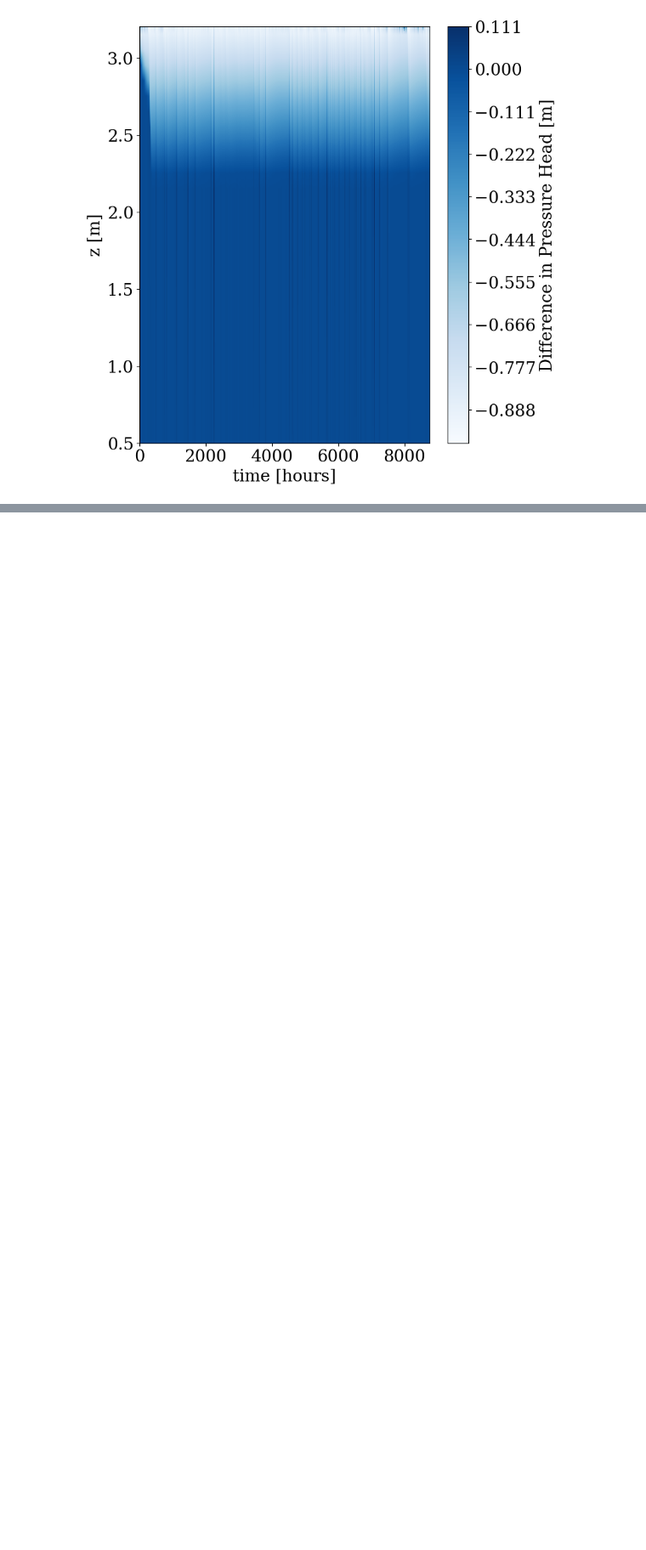
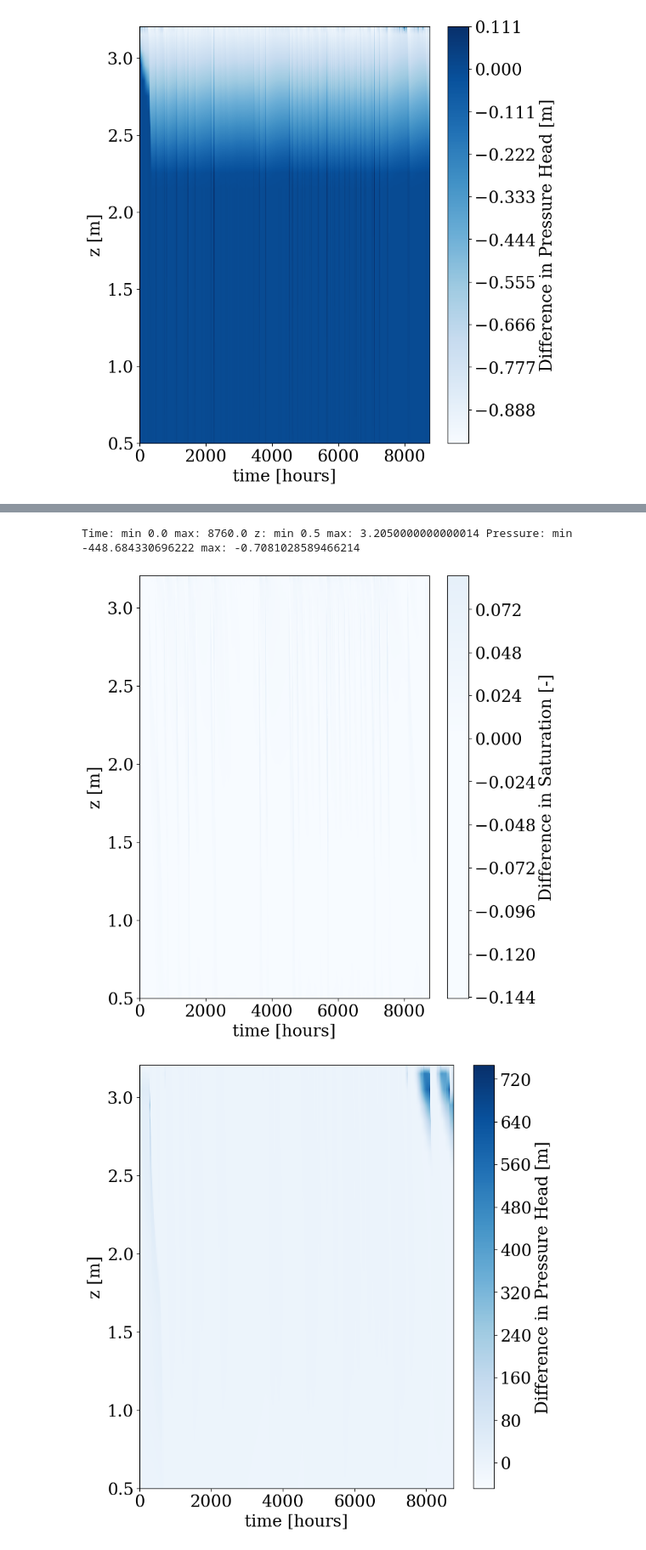
Before and after one commit to mashadab/ParFlow-project, a Jupyter notebook: pfclm_sc/PFCLM_SC_water_balance_analysis_final_single_script.ipynb, the cells around one changed output, grey strips where cells are left out. Shown at 85% size. Saved outputs shown, nothing was run; the diff lists cells and outputs as text; code cells hidden in the pictures; blank space fills up the shorter version.

```diff
--- a/pfclm_sc/PFCLM_SC_water_balance_analysis_final_single_script.ipynb
+++ b/pfclm_sc/PFCLM_SC_water_balance_analysis_final_single_script.ipynb
@@ -1095,0 +1094,48 @@ Time: min 0.0 max: 8760.0 z: min 0.5 max: 3.2050000000000014 Pressure: min -516.
+# %%
+#Compare the two contours
+#WTD = -10m for everfreen needleleaf forests
+data = np.load('vegpvegm_press_contour_alpha2_WTD_-10.npz')
+#print(data)
+time_array_plot = data['arr_0']; z_array = data['arr_1']; press2_data_array = data['arr_2']
+print('Time: min',np.min(time_array_plot), 'max:',np.max(time_array_plot), 'z: min',np.min(z_array), 'max:',np.max(z_array), 'Pressure: min',np.min(press2_data_array), 'max:',np.max(press2_data_array) )
+# plt.figure()
+# plt.contourf(time_array_plot,z_array,press2_data_array,400, cmap='Blues',vmin=0,vmax=1.0)
+# plt.colorbar()
+# plt.show
+data = np.load('vegpvegm_satur_contour_alpha2_WTD_-10.npz');   satur2_data_array   = data['arr_2']
+data = np.load('vegpvegm_press_contour_alpha100_WTD_-10.npz'); press100_data_array = data['arr_2']
+data = np.load('vegpvegm_satur_contour_alpha100_WTD_-10.npz'); satur100_data_array = data['arr_2']
+
+variable_array = ["satur","press"] #satur or press
+
+for variable in variable_array:
+    fig = plt.figure(figsize=(8,8) , dpi=100)
+    if variable == "satur":
+        label = "Saturation [-]"
+        title = "Saturation [-]"
+    elif variable == "press":
+        label = "Pressure Head [m]"
+        title = "Pressure Head [m]"
+    elif variable == "porosity":
+        label = "Porosity"
+        title = "Porosity"
+    elif variable == "mannings":
+        label = "Mannings"
+        title = "Mannings"
+
+    if variable == "satur":
+        im = plt.contourf(time_array_plot,z_array,satur2_data_array-satur100_data_array,400, cmap='Blues',vmin=0,vmax=1.0,antialiased=False,edgecolor='face')
+    else:
+        im = plt.contourf(time_array_plot,z_array,press2_data_array-press100_data_array,400, cmap='Blues',antialiased=False,edgecolor='face')
+    plt.xlabel(f"time [hours]")
+    cbar = fig.colorbar(im)
+
+    cbar.ax.set_ylabel(f"Difference in {title}")
+    plt.ylabel('z [m]')
+    plt.tight_layout(pad=0.4, w_pad=0.5, h_pad=1.0)
+    plt.legend(loc='best', frameon=False)
+    plt.savefig(f'vegpvegm_{variable}_contour_difference_depthvstime_WTD-10_alpha_2_100.pdf',bbox_inches='tight', dpi = 600)
+# %% [output]
+Time: min 0.0 max: 8760.0 z: min 0.5 max: 3.2050000000000014 Pressure: min -448.684330696222 max: -0.7081028589466214
+[figure, added]
+[figure, added]
```
Also changed, not shown: parts of 9 cells of this notebook.
